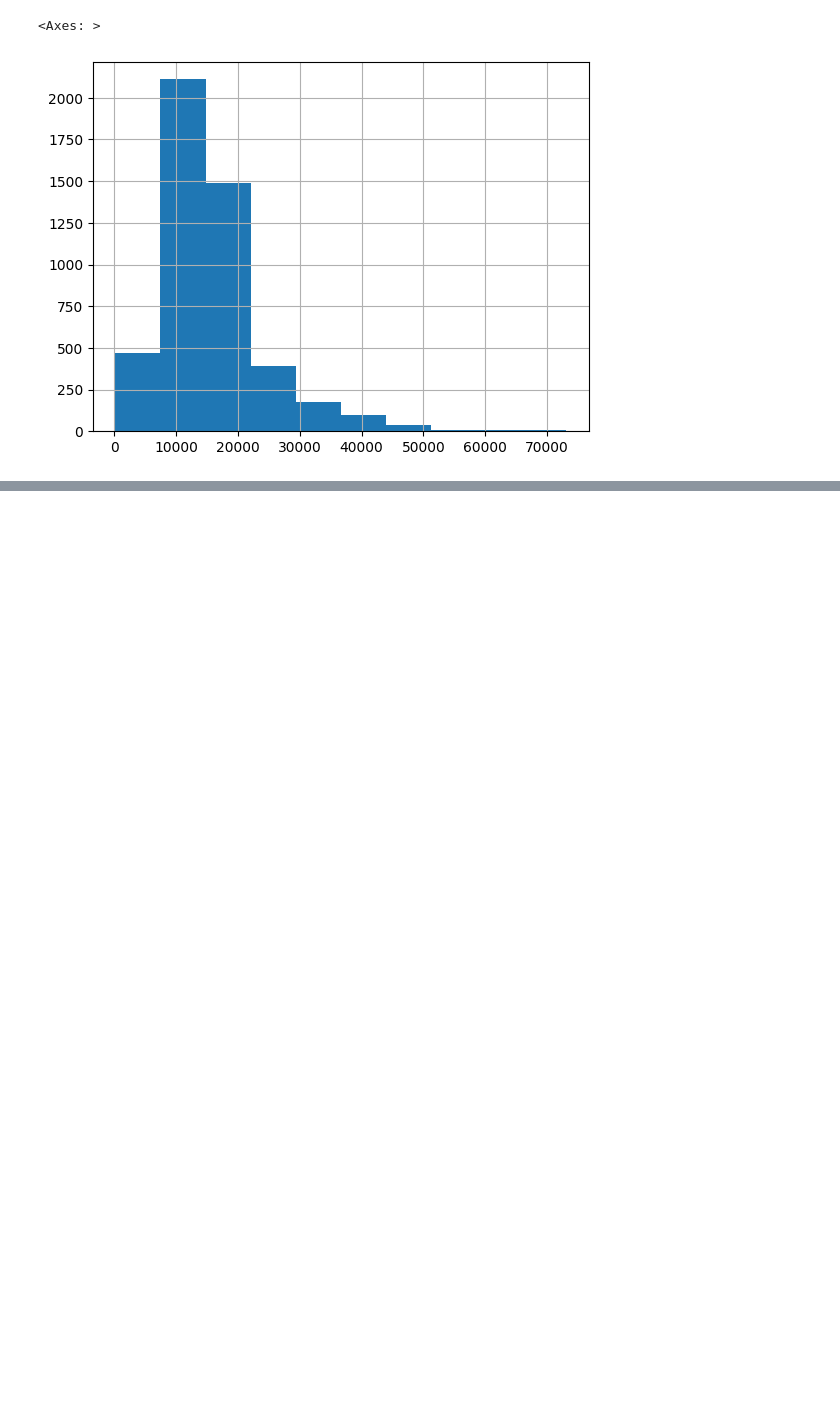
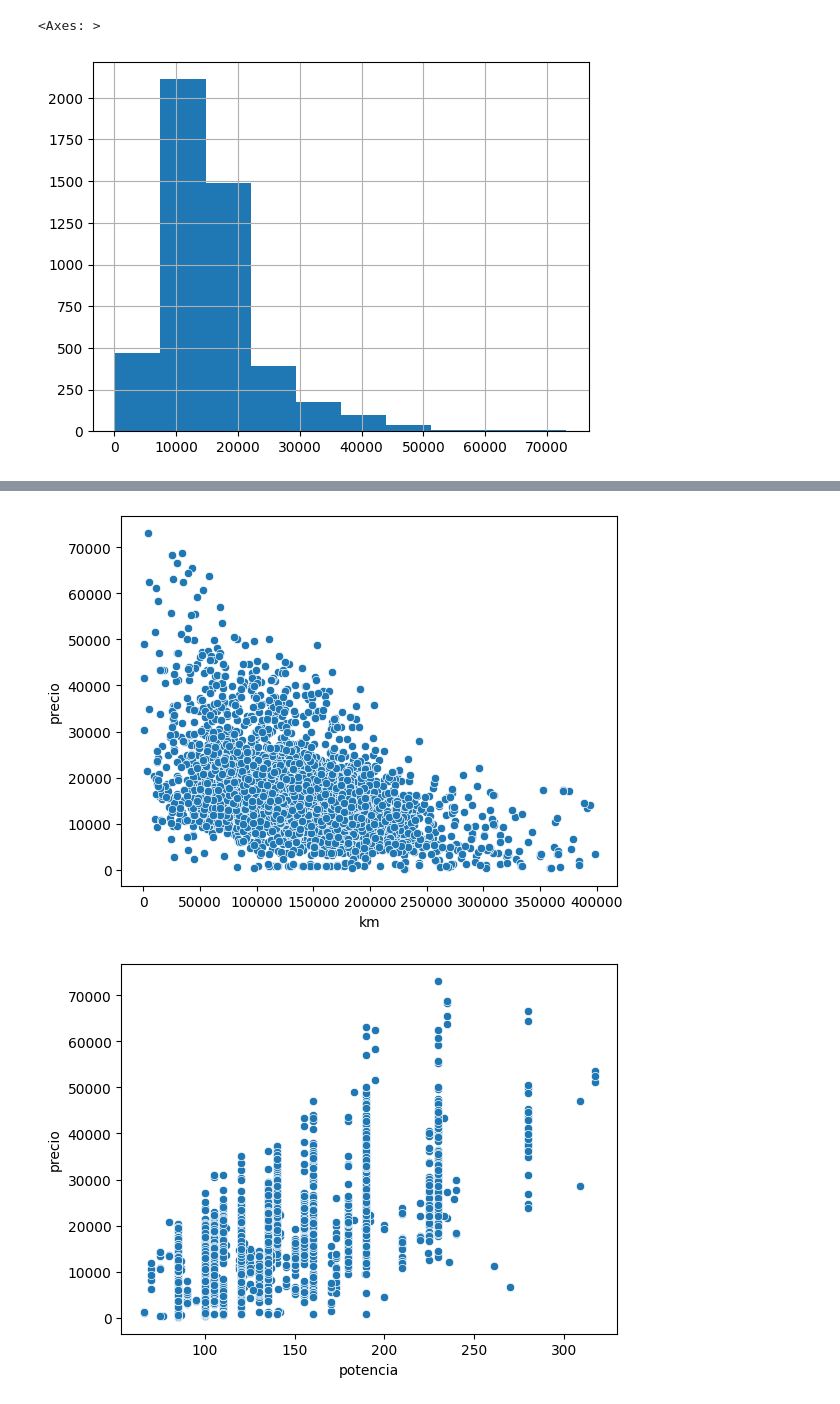
Before and after one commit to SyM97/primer_entregable, a Jupyter notebook: practica_entregable_Simeon_Mitev.ipynb, the cells around one changed output, grey strips where cells are left out. Saved outputs shown, nothing was run; the diff lists cells and outputs as text; code cells hidden in the pictures; blank space fills up the shorter version.

```diff
--- a/practica_entregable_Simeon_Mitev.ipynb
+++ b/practica_entregable_Simeon_Mitev.ipynb
@@ -215,0 +320,13 @@ df_bmw_rec["tipo_gasolina"]=np.where(df_bmw_rec["tipo_gasolina"]=="diesel",0,1 )
+# %%
+for i in df_bmw_rec:
+  if (df_bmw_rec[i].dtype.kind =="i"):
+    plt.figure()
+    sns.violinplot(x=i,y="precio", data=df_bmw_rec)
+# %%
+for i in df_bmw_rec:
+  if (df_bmw_rec[i].dtype.kind in ("i","f")) and (i!="precio"):
+    plt.figure()
+    sns.scatterplot(x=i,y="precio", data=df_bmw_rec)
+# %% [output]
+[figure, added]
+[figure, added]
```
Also changed, not shown: parts of 24 cells of this notebook, 1 other file.
